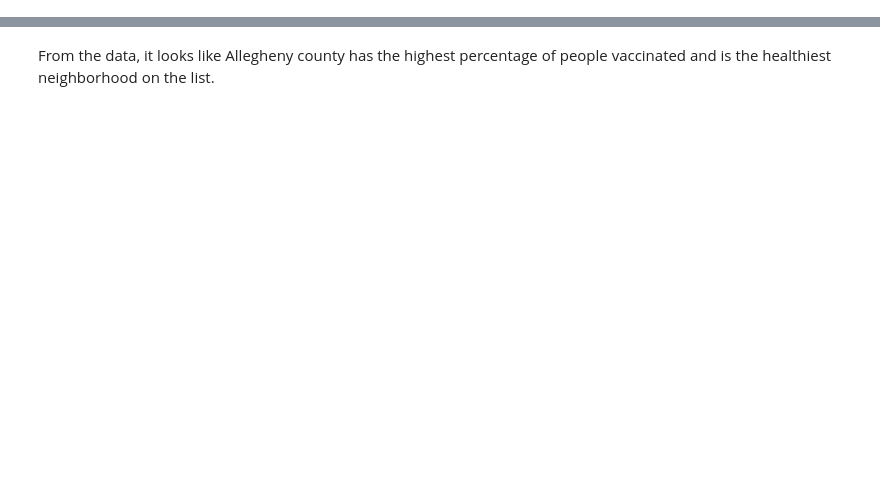
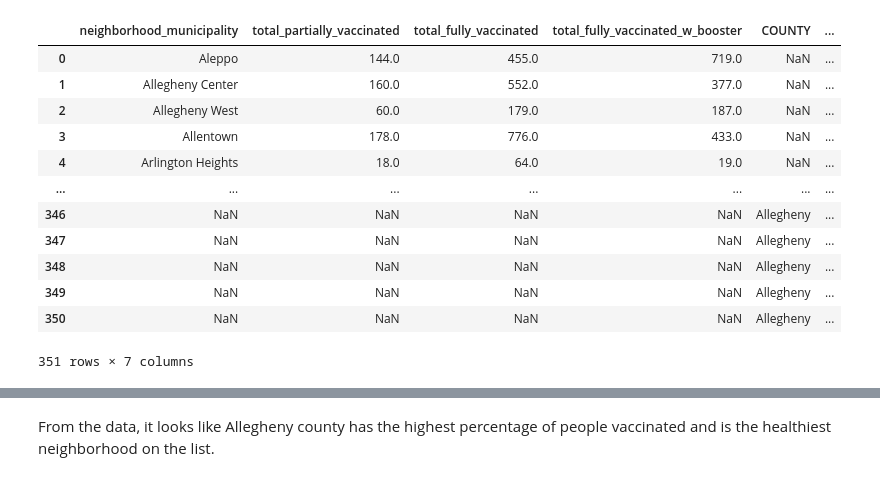
Before and after one commit to CHT126/FINAL-PROJECT, a Jupyter notebook: Charles Tran/Vaccinated.ipynb, the cells around one changed output, grey strips where cells are left out. Cells and saved outputs as stored; diff of their text form; code cells hidden in the pictures; blank space fills up the shorter version.

```diff
--- a/Charles Tran/Vaccinated.ipynb
+++ b/Charles Tran/Vaccinated.ipynb
@@ -20,0 +102,17 @@ df
+# %%
+gdf = pd.merge(df, nc, how='outer', left_on='neighborhood_municipality', right_on='NAME')
+gdf
+# %% [output]
+|  | neighborhood_municipality | total_partially_vaccinated | total_fully_vaccinated | total_fully_vaccinated_w_booster | COUNTY | ... |
+| 0 | Aleppo | 144.0 | 455.0 | 719.0 | NaN | ... |
+| 1 | Allegheny Center | 160.0 | 552.0 | 377.0 | NaN | ... |
+| 2 | Allegheny West | 60.0 | 179.0 | 187.0 | NaN | ... |
+| 3 | Allentown | 178.0 | 776.0 | 433.0 | NaN | ... |
+| 4 | Arlington Heights | 18.0 | 64.0 | 19.0 | NaN | ... |
+| ... | ... | ... | ... | ... | ... | ... |
+| 346 | NaN | NaN | NaN | NaN | Allegheny | ... |
+| 347 | NaN | NaN | NaN | NaN | Allegheny | ... |
+| 348 | NaN | NaN | NaN | NaN | Allegheny | ... |
+| 349 | NaN | NaN | NaN | NaN | Allegheny | ... |
+| 350 | NaN | NaN | NaN | NaN | Allegheny | ... |
+351 rows × 7 columns
```
Also changed, not shown: parts of 14 cells of this notebook, 6 other files.
